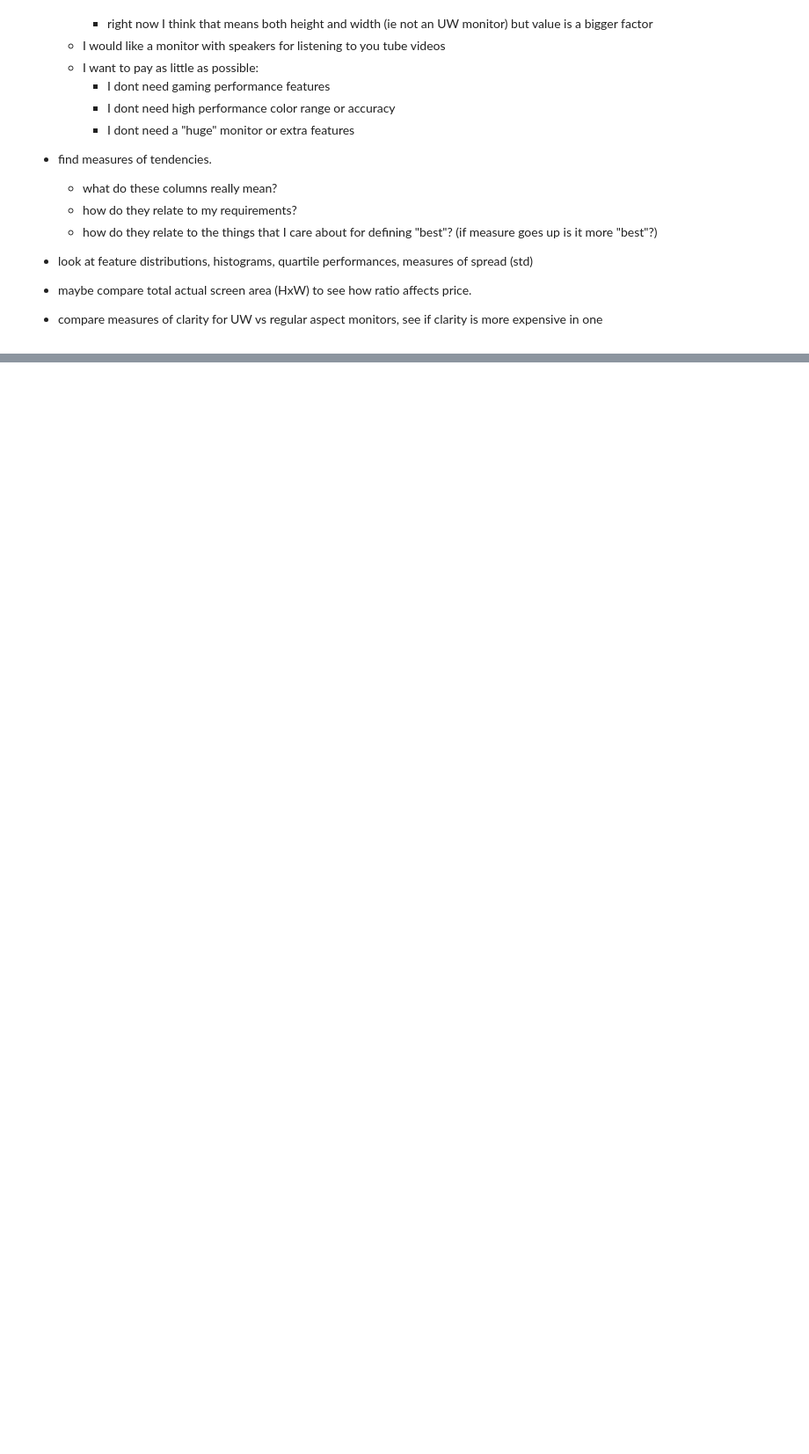
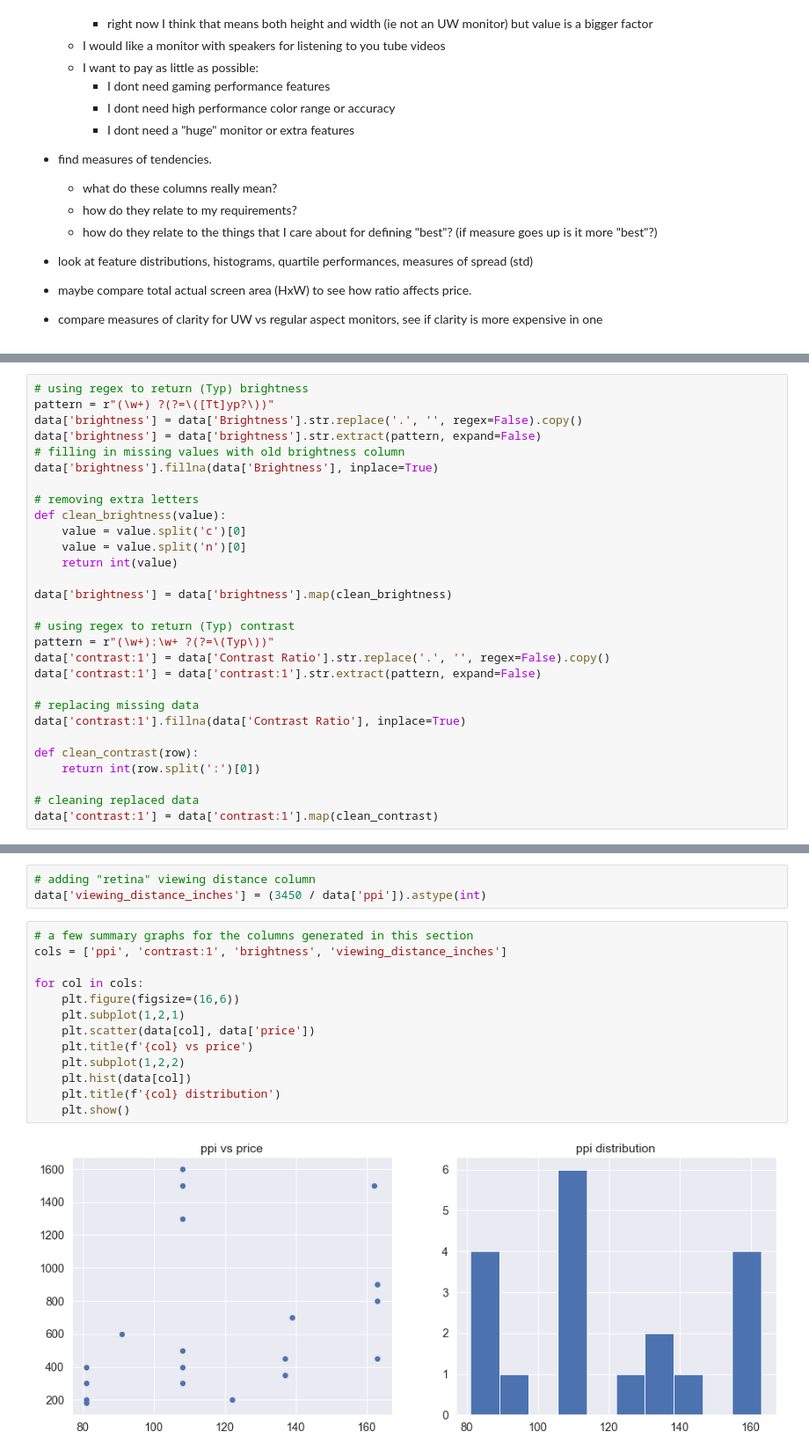
Before and after one commit to nathaniel-j/monitorization, a Jupyter notebook: monitor_analysis.ipynb, the cells around one changed output, grey strips where cells are left out. Shown: that part at 88% size. Cells and saved outputs as stored; diff of their text form; blank space fills up the shorter version.

```diff
--- a/monitor_analysis.ipynb
+++ b/monitor_analysis.ipynb
@@ -123,0 +204,29 @@ Next thoughts
+# %%
+# using regex to return (Typ) brightness
+pattern = r"(\w+) ?(?=\([Tt]yp?\))"
+data['brightness'] = data['Brightness'].str.replace('.', '', regex=False).copy()
+data['brightness'] = data['brightness'].str.extract(pattern, expand=False)
+# filling in missing values with old brightness column
+data['brightness'].fillna(data['Brightness'], inplace=True)
+
+# removing extra letters
+def clean_brightness(value):
+    value = value.split('c')[0]
+    value = value.split('n')[0]
+    return int(value)
+
+data['brightness'] = data['brightness'].map(clean_brightness)
+
+# using regex to return (Typ) contrast
+pattern = r"(\w+):\w+ ?(?=\(Typ\))"
+data['contrast:1'] = data['Contrast Ratio'].str.replace('.', '', regex=False).copy()
+data['contrast:1'] = data['contrast:1'].str.extract(pattern, expand=False)
+
+# replacing missing data
+data['contrast:1'].fillna(data['Contrast Ratio'], inplace=True)
+
+def clean_contrast(row):
+    return int(row.split(':')[0])
+
+# cleaning replaced data
+data['contrast:1'] = data['contrast:1'].map(clean_contrast)
@@ -123,0 +267,18 @@ Next thoughts
+# %%
+# adding "retina" viewing distance column
+data['viewing_distance_inches'] = (3450 / data['ppi']).astype(int)
+# %%
+# a few summary graphs for the columns generated in this section
+cols = ['ppi', 'contrast:1', 'brightness', 'viewing_distance_inches']
+
+for col in cols:
+    plt.figure(figsize=(16,6))
+    plt.subplot(1,2,1)
+    plt.scatter(data[col], data['price'])
+    plt.title(f'{col} vs price')
+    plt.subplot(1,2,2)
+    plt.hist(data[col])
+    plt.title(f'{col} distribution')
+    plt.show()
+# %% [output]
+[figure, added]
```
Also changed, not shown: parts of 20 cells of this notebook.
